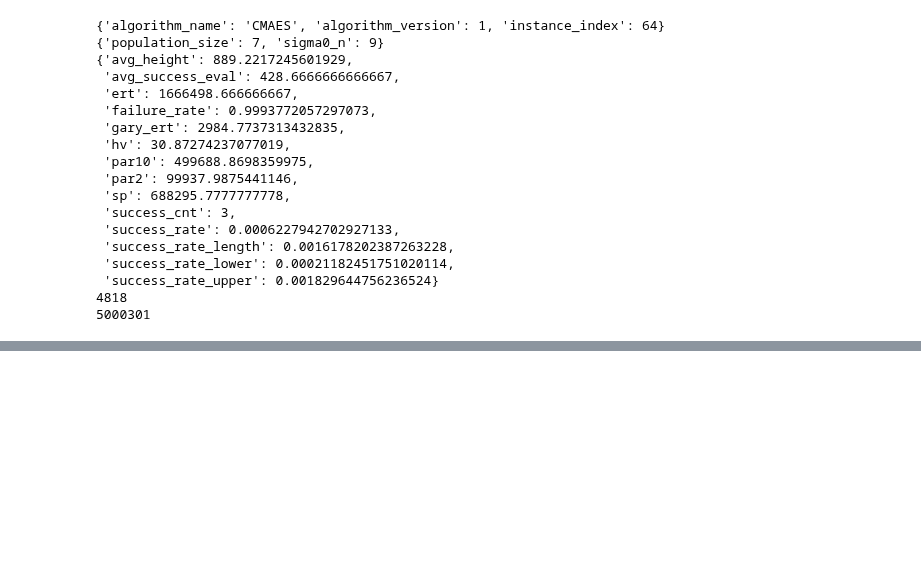
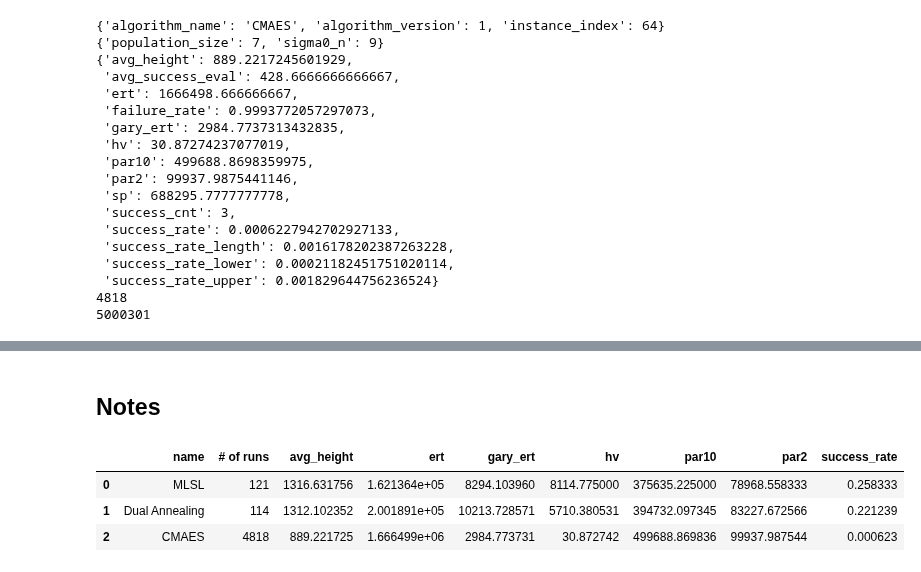
Before and after one commit to CardiacModelling/BenNevisBenchmark, a Jupyter notebook: ipynb/result.ipynb, the cells around one changed output, grey strips where cells are left out. Cells and saved outputs as stored; diff of their text form; code cells hidden in the pictures; blank space fills up the shorter version.

```diff
--- a/ipynb/result.ipynb
+++ b/ipynb/result.ipynb
@@ -121,3 +132,66 @@ pprint(sum([r.eval_num for r in ins.results]))
 ![stacked graph for cmaes (copying last value after termination) ](../img/cmaes/CMAES-stacked-2.png)
 ### Stacked graph (white after termination)
 ![stacked graph for cmaes (white after termination)](../img/cmaes/CMAES-stacked-3.png)
+# %% [markdown]
+## Notes
+# %%
+r = [{
+    'name': 'MLSL',
+    '# of runs': 121,
+    'avg_height': 1316.6317561195845,
+    # 'avg_success_eval': 18587.967741935485,
+    'ert': 162136.35483870967,
+    # 'failure_rate': 0.7416666666666667,
+    'gary_ert': 8294.10396039604,
+    'hv': 8114.775000000001,
+    'par10': 375635.225,
+    'par2': 78968.55833333333,
+    # 'sp': 71953.4235171696,
+    # 'success_cnt': 31,
+    'success_rate': 0.25833333333333336,
+    # 'success_rate_length': 0.15491412151601924,
+    # 'success_rate_lower': 0.1883728380805067,
+    # 'success_rate_upper': 0.34328695959652594
+ }, {
+    'name': 'Dual Annealing',
+    '# of runs': 114,
+    'avg_height': 1312.102352338263,
+    # 'avg_success_eval': 24189.08,
+    'ert': 200189.07999999996,
+    # 'failure_rate': 0.7787610619469026,
+    'gary_ert': 10213.728571428572,
+    'hv': 5710.380530973452,
+    'par10': 394732.09734513273,
+    'par2': 83227.67256637168,
+    # 'sp': 109334.6416,
+    # 'success_cnt': 25,
+    'success_rate': 0.22123893805309736,
+    # 'success_rate_length': 0.15164100696078606,
+    # 'success_rate_lower': 0.1545837361055079,
+    # 'success_rate_upper': 0.30622474306629394
+ }, {
+    'name': 'CMAES',
+    '# of runs': 4818,
+    'avg_height': 889.2217245601929,
+    # 'avg_success_eval': 428.6666666666667,
+    'ert': 1666498.666666667,
+    # 'failure_rate': 0.9993772057297073,
+    'gary_ert': 2984.7737313432835,
+    'hv': 30.87274237077019,
+    'par10': 499688.8698359975,
+    'par2': 99937.9875441146,
+    # 'sp': 688295.7777777778,
+    # 'success_cnt': 3,
+    'success_rate': 0.0006227942702927133,
+    # 'success_rate_length': 0.0016178202387263228,
+    # 'success_rate_lower': 0.00021182451751020114,
+    # 'success_rate_upper': 0.001829644756236524
+}]
+import pandas as pd
+df = pd.DataFrame(r)
+df
+# %% [output]
+|  | name | # of runs | avg_height | ert | gary_ert | hv | par10 | par2 | success_rate |
+| 0 | MLSL | 121 | 1316.631756 | 1.621364e+05 | 8294.103960 | 8114.775000 | 375635.225000 | 78968.558333 | 0.258333 |
+| 1 | Dual Annealing | 114 | 1312.102352 | 2.001891e+05 | 10213.728571 | 5710.380531 | 394732.097345 | 83227.672566 | 0.221239 |
+| 2 | CMAES | 4818 | 889.221725 | 1.666499e+06 | 2984.773731 | 30.872742 | 499688.869836 | 99937.987544 | 0.000623 |
```
Also changed, not shown: parts of 7 cells of this notebook.
